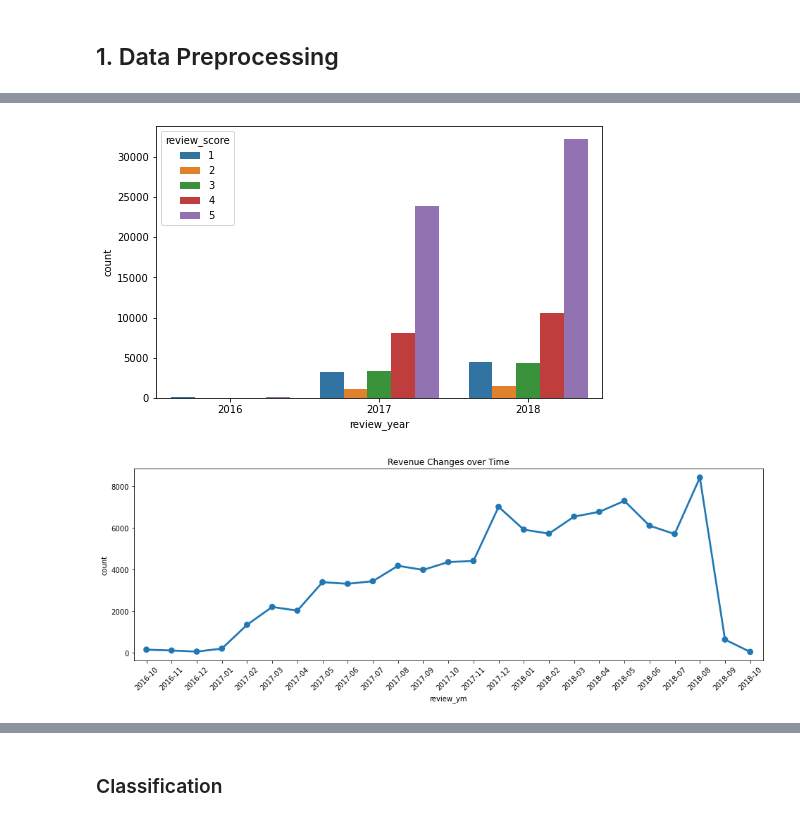
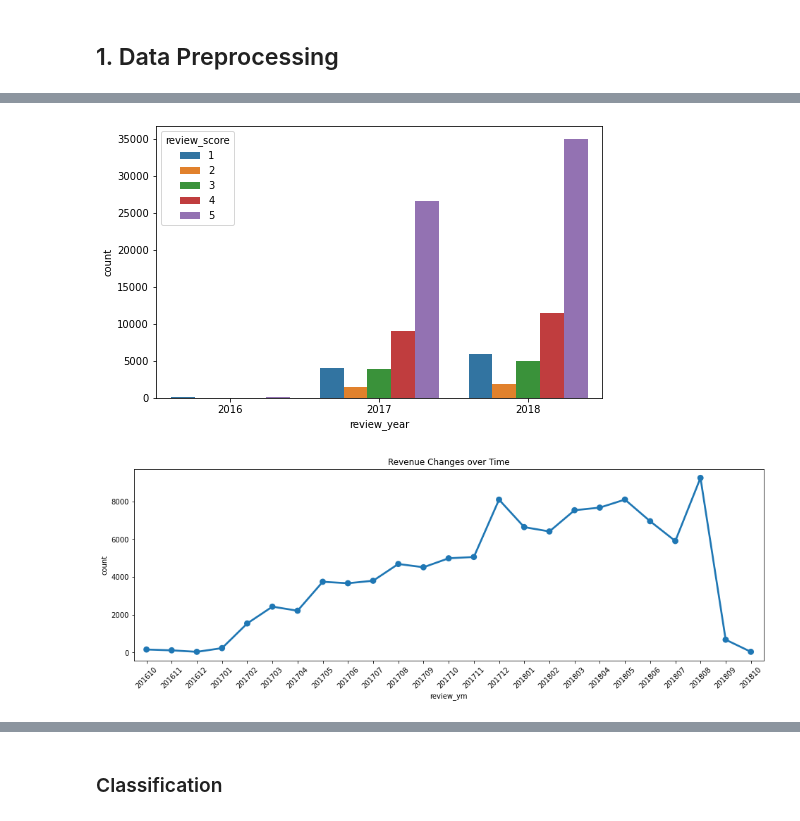
Before and after one commit to miji-lee-kr/Customer_Satisfaction_Rate_Analysis, a Jupyter notebook: Review_Score_Analysis.ipynb, the cells around one changed output, grey strips where cells are left out. Cells and saved outputs as stored; diff of their text form; code cells hidden in the pictures.

```diff
--- a/Review_Score_Analysis.ipynb
+++ b/Review_Score_Analysis.ipynb
@@ -91,10 +90,14 @@ memory usage: 24.4+ MB
 
 df['product_category'] = df['product_category'].fillna("no_data")
 
-avg = ['product_description_lenght', 'product_photos_qty']
+avg = ['product_description_lenght', 'product_photos_qty', 'product_name_lenght','product_weight_g', 'product_height_cm', 'product_length_cm', 'product_width_cm']
+review = ['review_comment_title', 'review_comment_message']
 
 for i in avg:
     df[i].fillna(df[i].mean(), inplace = True)
+
+for a in review:
+    df[a].fillna('NA', inplace= True)
 
 # handling missing values
 
@@ -103,12 +106,6 @@ df["order_estimated_delivery_date"].fillna(df["order_delivered_customer_date"],
 df['order_delivered_carrier_date'].fillna(df['order_approved_at'], inplace = True)
 df['order_delivered_customer_date'].fillna(df["order_estimated_delivery_date"], inplace = True)
 
-# update reviews written in Portuguese to "review_contents", since I am not able to use the contents
-
-df['review_comment_message'].fillna('no_review',inplace=True)
-ind = df.query('review_comment_message!= "no_review"').index
-df.loc[ind, 'review_comment_message'] = 'review_given'
-
 df.isna().sum()
 # %% [output]
 review_id                        0
@@ -131,5 +128,5 @@ dtype: int64
 # %%
 # removing duplicates
 
-df.drop_duplicates(subset = {'order_purchase_timestamp'}, inplace = True)
+df.drop_duplicates(subset = {'order_id', 'product_id', 'order_item_id'}, inplace = True)
 # %% [markdown]
@@ -139,8 +136,8 @@ df.drop_duplicates(subset = {'order_purchase_timestamp'}, inplace = True)
 
 def division(x):
     if x<=3:
-        return "0"
-    else: return "1"
+        return "1"
+    else: return "0"
 
 df['reaction'] = df['review_score'].apply(division)
 df['reaction'] =df['reaction'].astype(int)
@@ -153,8 +150,6 @@ outer = [palette_o[5],palette_o[4],palette_o[3],palette_o[2], palette_o[1]]
 inner = [palette_i[3], palette_i[2]]
 color_list = [palette[0], palette[1]]
 
-labels = ['No Review', 'Review Given']
-x1 = [df.query('review_comment_message == "no_review"').shape[0], df.query('review_comment_message == "review_given"').shape[0]]
 number = df['review_score'].value_counts().sort_index(ascending=True).values
 labels_2 = ['1','2', '3', '4', '5']
 x2 = [number[0],number[1], number[2], number[3], number[4]]
@@ -162,8 +157,6 @@ labels_3 =['Positive','Negative']
 x3 = [df['reaction'].value_counts().values[0],df['reaction'].value_counts().values[1]]
 
 plt.figure(figsize=(9,6))
-plt.pie(x1, startangle=90, labels = labels, pctdistance =0.84 , colors=color_list,autopct = '%1.0f%%',textprops ={'fontsize':11},
-        wedgeprops = {'linewidth' : 3, 'edgecolor' : "w" }, radius= 0.6, labeldistance=1)
 plt.pie(x2,startangle=90, labels = labels_2, pctdistance =0.73,colors=outer,textprops ={'fontsize':11},
         wedgeprops = {'linewidth' : 3, 'edgecolor' : "w" }, autopct = '%1.0f%%',radius= 0.4)
 plt.pie(x3,startangle=90, labels = labels_3, pctdistance =0.4,colors=inner,textprops ={'fontsize':11},
@@ -199,6 +192,17 @@ df['delivery_time'] = df['order_delivered_customer_date'] - df['order_approved_a
 df['delivery_hours'] = df['delivery_time'].apply(lambda x: x/np.timedelta64(1,'h'))
 df = df.query('delivery_hours > 0')
 
+df['delivery_time'] = df['order_estimated_delivery_date'] - df['order_delivered_customer_date']
+df['expect_diff'] = df['delivery_time'].apply(lambda x: x/np.timedelta64(1,'h'))
+
+df['delivery_time'] = df['order_delivered_carrier_date'] - df['order_approved_at']
+df['until_shipped'] = df['delivery_time'].apply(lambda x: x/np.timedelta64(1,'h'))
+df = df.query('until_shipped > 0')
+
+df['delivery_time'] = df['order_delivered_customer_date'] - df['order_delivered_carrier_date']
+df['ship_hour'] = df['delivery_time'].apply(lambda x: x/np.timedelta64(1,'h'))
+df = df.query('ship_hour > 0')
+
 plt.figure(figsize =(10,6))
 sns.boxplot(df['review_score'], df['delivery_hours'], showfliers = False)
 plt.title("Delivery Hours by Review Score", size = 15);
@@ -304,25 +321,33 @@ plt.title('aa');
 # %%
 df['review_year'] = df['review_answer_timestamp'].dt.year
 df['review_month'] = df['review_answer_timestamp'].dt.month
 df['review_dayofweek'] = df['review_answer_timestamp'].dt.dayofweek
 df['review_day'] = df['review_answer_timestamp'].dt.day
 df['review_hour'] = df['review_answer_timestamp'].dt.hour
+df['purchase_year'] = df['order_purchase_timestamp'].dt.year
+df['purchase_month'] = df['order_purchase_timestamp'].dt.month
+df['purchase_dayofweek'] = df['order_purchase_timestamp'].dt.dayofweek
+df['purchase_day'] = df['order_purchase_timestamp'].dt.day
+df['purchase_hour'] = df['order_purchase_timestamp'].dt.hour
 
 plt.figure(figsize = (8,5))
 sns.countplot(df['review_year'], hue =  df['review_score']);
 # %% [output]
-[figure, old version]
+[figure, new version]
 # %%
 # 그 이유는 주문 제품수의 폭주
 
-df['review_ym'] = df['review_answer_timestamp'].dt.to_period('M')
+df['review_month'] = df.review_month.map("{:02}".format)
+df['review_year'] = df.review_year.map("{:02}".format)
+df['review_ym'] = df['review_year'].astype(str) + df['review_month'].astype(str)
+
 df_ym = df.groupby('review_ym').size().reset_index(name = 'count')
 plt.figure(figsize = (16,5))
 sns.pointplot(df_ym['review_ym'], df_ym['count'])
 plt.xticks(rotation = 45)
 plt.title('Revenue Changes over Time');
 # %% [output]
-[figure, old version]
+[figure, new version]
 # %%
 review_ym = df.groupby(['review_ym','review_score']).size().reset_index(name = 'count')
 plt.figure(figsize = (16,5))
```
Also changed, not shown: parts of 87 cells of this notebook.
